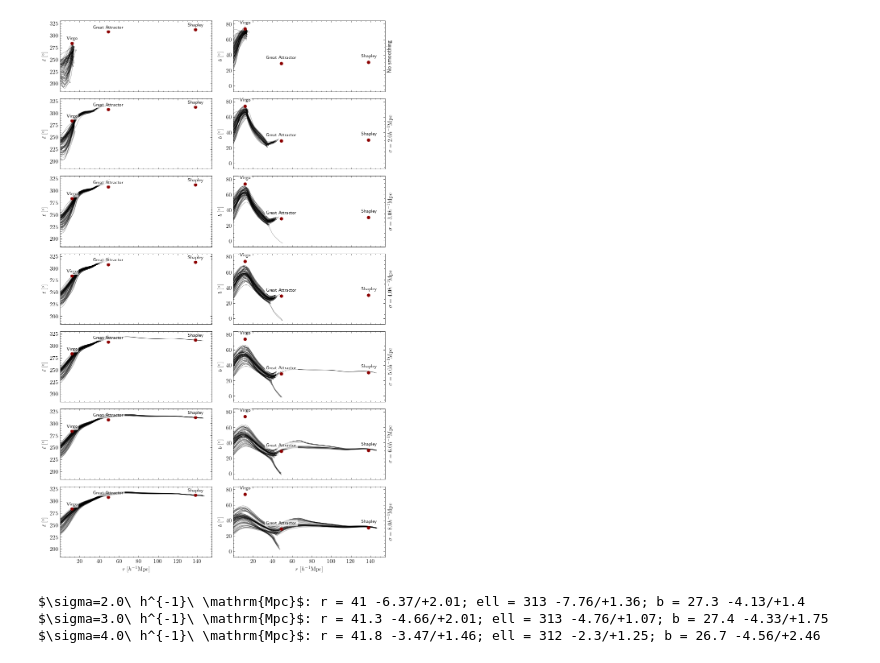
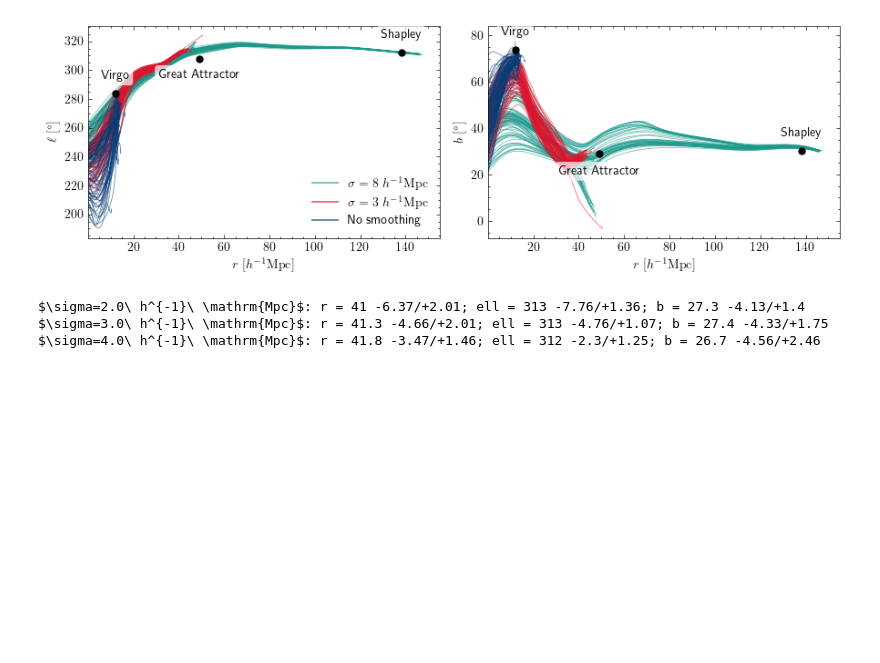
Before and after one commit to Richard-Sti/FlowIntegrator, a Jupyter notebook: notebooks/paper_plots.ipynb, the cells around one changed output. Cells and saved outputs as stored; diff of their text form; code cells hidden in the pictures; blank space fills up the shorter version.

```diff
--- a/notebooks/paper_plots.ipynb
+++ b/notebooks/paper_plots.ipynb
@@ -12,16 +15,16 @@ import flowi
 # %%
 fname = "/Users/rstiskalek/Projects/FlowIntegrator/results/MW_streamlines.hdf5"
-smoothing_scales = [0, 2, 3, 4, 5, 6, 8]
+smoothing_scales = [0, 3, 8]
 downsample = None
 
 
 fig, axs = plot_mw_streamlines(fname, smoothing_scales, downsample=downsample)
 
-# fig.savefig("/Users/rstiskalek/Downloads/mw_streamlines_smoothing.pdf", dpi=300)
+fig.savefig("/Users/rstiskalek/Downloads/mw_streamlines_smoothing.pdf", dpi=300)
 
 display(fig)
 # %% [output]
-[figure, old version]
+[figure, new version]
 # %%
 fnames = ["../results/ga_positions_sigma_2.0.txt",
           "../results/ga_positions_sigma_3.0.txt",
```
Also changed, not shown: parts of 10 cells of this notebook, 4 other files.
